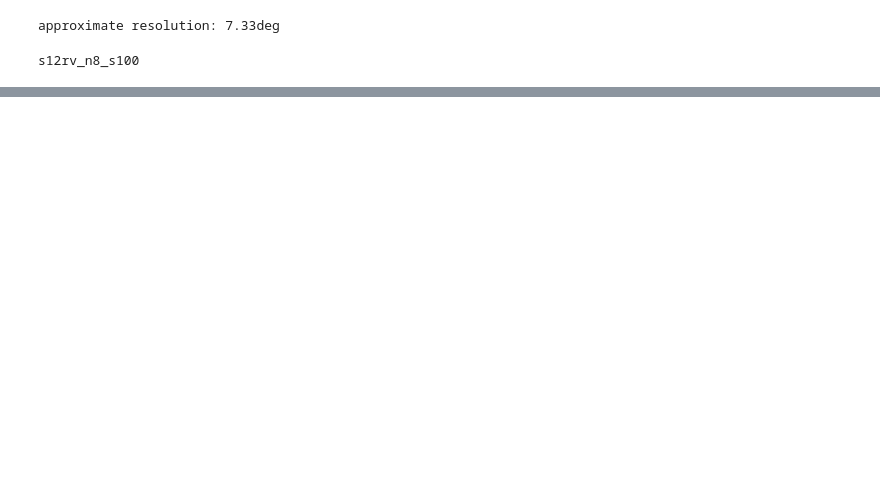
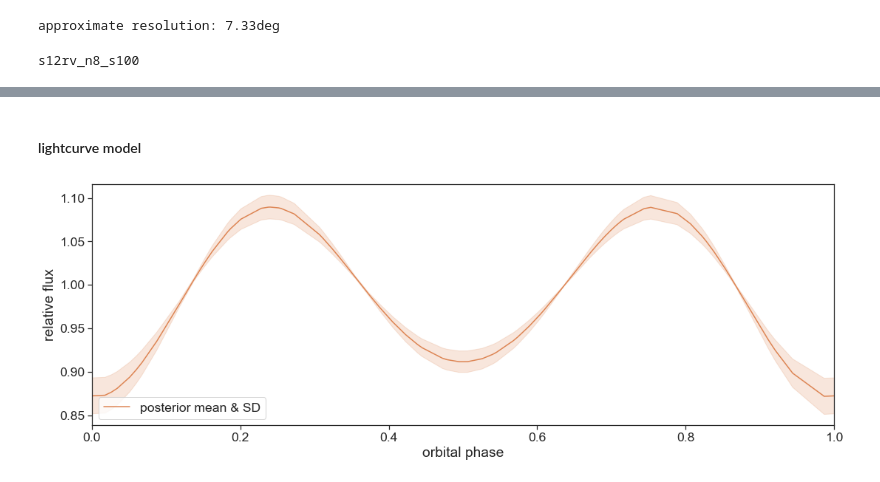
Before and after one commit to kemasuda/rochev, a Jupyter notebook: demos/fit_s12_rv.ipynb, the cells around one changed output, grey strips where cells are left out. Saved outputs shown, nothing was run; the diff lists cells and outputs as text; code cells hidden in the pictures; blank space fills up the shorter version.

```diff
--- a/demos/fit_s12_rv.ipynb
+++ b/demos/fit_s12_rv.ipynb
@@ -279,0 +289,18 @@ ax[2].yaxis.set_label_coords(-0.04, 0.5)
+# %% [markdown]
+#### lightcurve model
+# %%
+flux_norms = np.mean(samples['fluxmodel'], axis=1)
+flux_mean = np.mean(samples['fluxmodel']/flux_norms[:,None], axis=0)
+flux_std = np.std(samples['fluxmodel']/flux_norms[:,None], axis=0)
+# %%
+plt.xlabel("orbital phase")
+plt.ylabel("relative flux")
+plt.xlim(0, 1)
+plt.plot(np.r_[x_phase[idx]/pbest, x_phase[idx]/pbest+1], np.r_[flux_mean[idx], flux_mean[idx]], '-', color='C1',\
+        label='posterior mean & SD')
+plt.fill_between(np.r_[x_phase[idx]/pbest, x_phase[idx]/pbest+1], \
+                 np.r_[(flux_mean-flux_std)[idx], (flux_mean-flux_std)[idx]], \
+                 np.r_[(flux_mean+flux_std)[idx], (flux_mean+flux_std)[idx]], color="C1", alpha=0.2)
+plt.legend();
+# %% [output]
+[figure, added]
```
Also changed, not shown: parts of 8 cells of this notebook.
